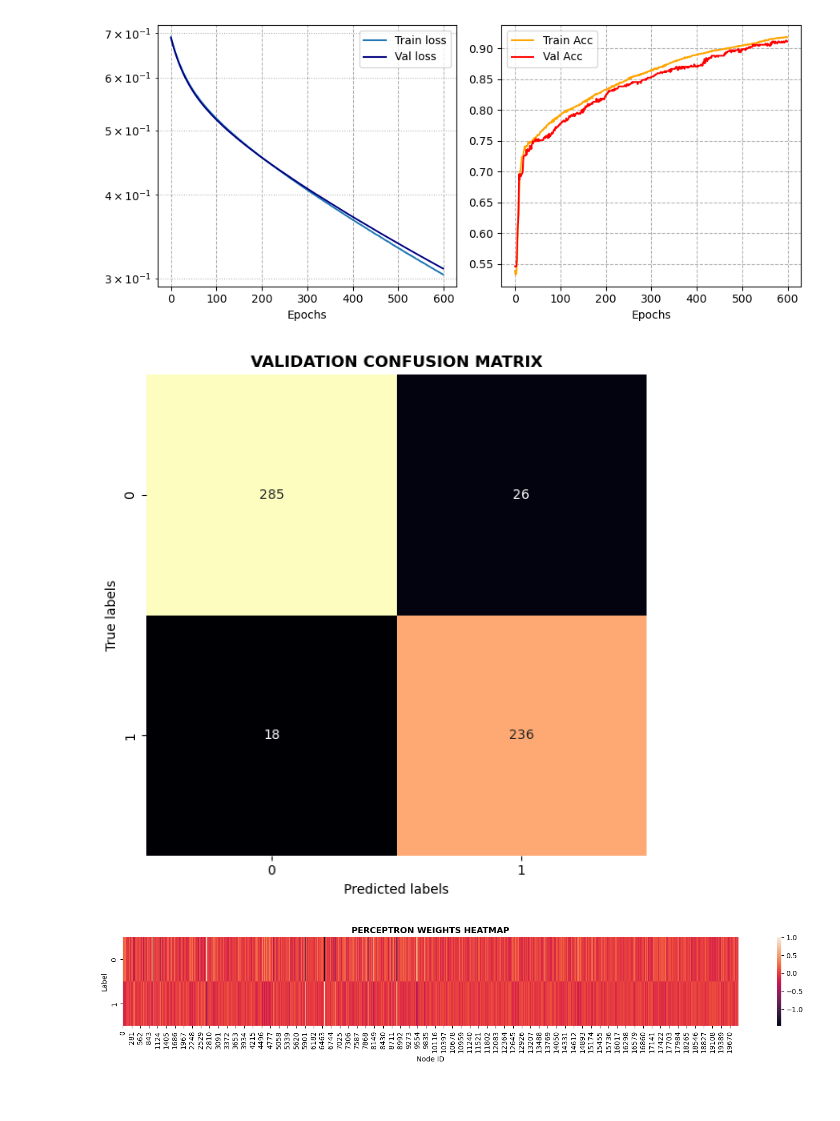
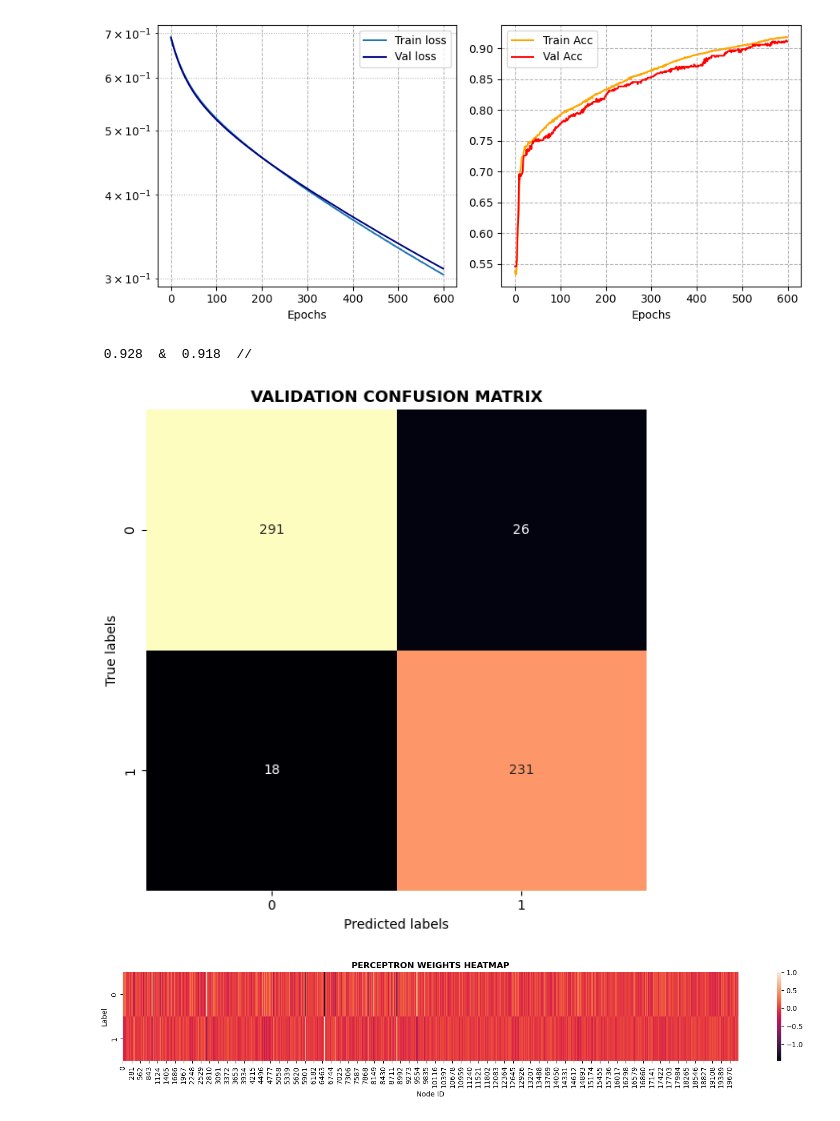
Before and after one commit to francescozambelli/OncoVirus_SarsCov2, a Jupyter notebook: DataDrivenApproach.ipynb, the cells around one changed output. Cells and saved outputs as stored; diff of their text form; code cells hidden in the pictures.

```diff
--- a/DataDrivenApproach.ipynb
+++ b/DataDrivenApproach.ipynb
@@ -62,3 +61,0 @@ vm1[vm1['isOncogenic']==False][["RNA" in v for v in vm1[vm1['isOncogenic']==Fals
-# %%
-for i in range(29):
-    print(np.unique(vm1['family'])[i],vt[i])
@@ -225,12 +204,8 @@ class Model(nn.Module):
     def __init__(self):
         super().__init__()
         self.lin1 = nn.Linear(in_features=19945, out_features=2)
-        self.drop = nn.Dropout(p=0.3)
-        #self.lin2 = nn.Linear(in_features=200, out_features=50)
-        #self.lin3 = nn.Linear(in_features=50, out_features=8)
 
     def forward(self, x):
-        #x = self.lin1(torch.flatten(x, start_dim=1))
         x=self.lin1(x)
         return x
 
@@ -375,10 +331,16 @@ def plot_weights_heatmap(weigh_df):
     ax[1].set_xlabel("Entry position")
     ax[1].set_ylabel("Weight value")
     plt.tight_layout()
-# %%
-conf_mat = plot_confusion_matrix(trial, "val")
-# %% [output]
-[figure, removed]
+# %%
+trial, mytrial = set_up_trial(X, 90)
+# %%
+conf_mat = plot_confusion_matrix(trial, "val")
+spec = conf_mat[0,0]/sum(conf_mat[0])
+sens = conf_mat[1,1]/sum(conf_mat[1])
+print(" %.3f  &  %.3f  //" % (sens, spec))
+# %% [output]
+ 0.928  &  0.918  //
+[figure, added]
 # %%
 weigh_df = plot_weights(trial, ref_df=biostr_df)
 # %% [output]
```
Also changed, not shown: parts of 37 cells of this notebook, 1 other file.
